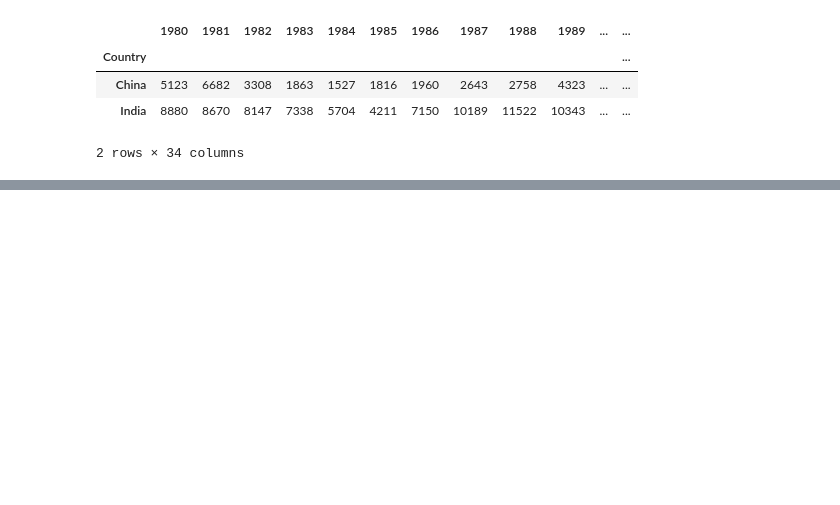
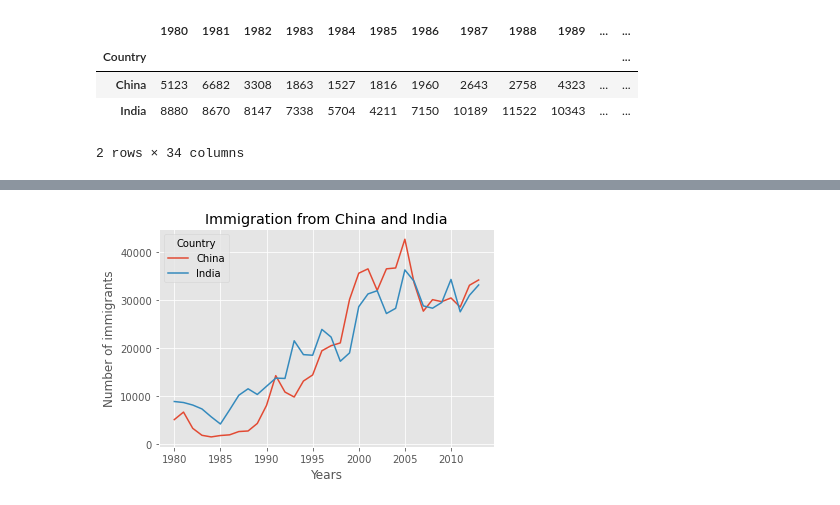
Before and after one commit to nisaris/Hacktive-Training, a Jupyter notebook: Sesi_7.ipynb, the cells around one changed output, grey strips where cells are left out. Saved outputs shown, nothing was run; the diff lists cells and outputs as text; code cells hidden in the pictures; blank space fills up the shorter version.

```diff
--- a/Sesi_7.ipynb
+++ b/Sesi_7.ipynb
@@ -222,0 +217,2 @@ China_India
+# %%
+df_CI = China_India.transpose()
@@ -223,4 +228,9 @@ China_India
 # %%
 df_CI.plot(kind='line')
 plt.title('Immigration from China and India')
-plt
+plt.ylabel('Number of immigrants')
+plt.xlabel('Years')
+
+plt.show()
+# %% [output]
+[figure, added]
```
Also changed, not shown: parts of 60 cells of this notebook, 14 other files.
